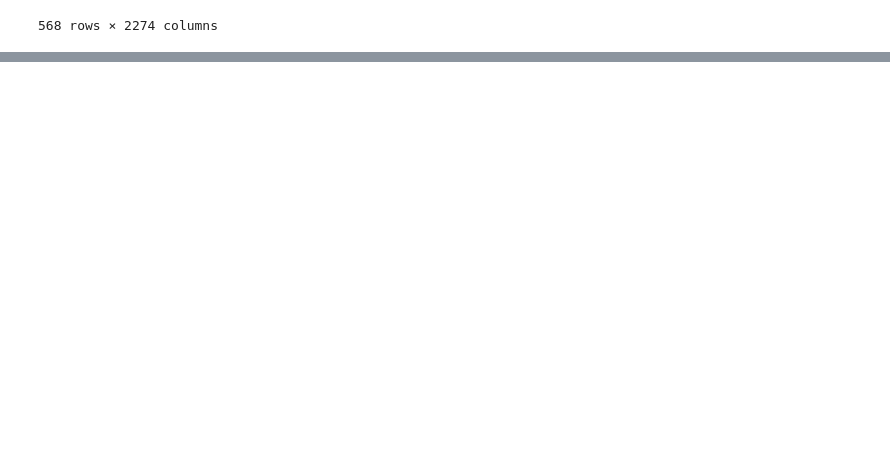
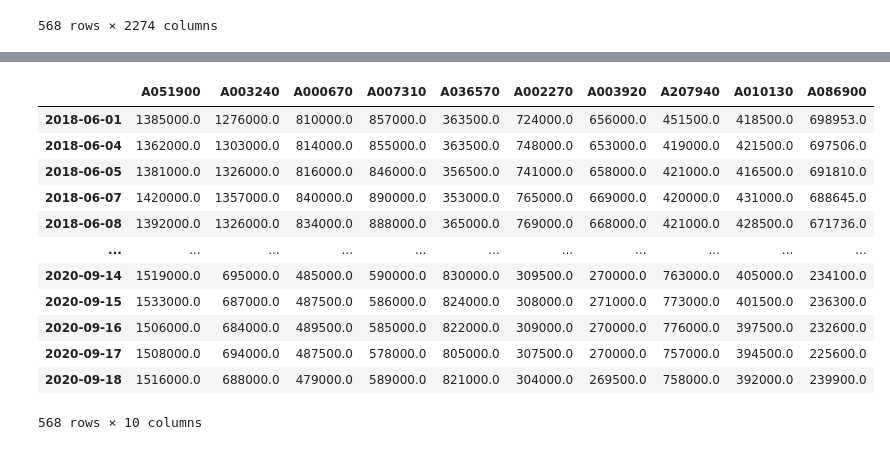
Before and after one commit to OHBEYOUNGHUN/Machine_practice, a Jupyter notebook: 주식 종가 자료 분석/시계열분석_(원티드).ipynb, the cells around one changed output, grey strips where cells are left out. Drawn from its saved outputs; the diff is of its cells as text; code cells hidden in the pictures; blank space fills up the shorter version.

```diff
--- a/주식 종가 자료 분석/시계열분석_(원티드).ipynb
+++ b/주식 종가 자료 분석/시계열분석_(원티드).ipynb
@@ -95,0 +109,3 @@ column:       2273       Percent of NaN value: 91.56%
+# %%
+#결측값 가진 항목 제거
+df_stock_dr = df_st.dropna(axis = 1)
@@ -95,0 +125,2 @@ column:       2273       Percent of NaN value: 91.56%
+# %%
+df_stock_as = df_stock_dr.astype('float')
@@ -95,0 +156,19 @@ column:       2273       Percent of NaN value: 91.56%
+# %%
+#종가 평균 상위 10개 데이터 프레임 생성
+df_10  = df_stock_as.loc[:,['A051900','A003240','A000670','A007310','A036570',
+                         'A002270','A003920','A207940','A010130','A086900',]]
+df_10
+# %% [output]
+|  | A051900 | A003240 | A000670 | A007310 | A036570 | A002270 | A003920 | A207940 | A010130 | A086900 |
+| 2018-06-01 | 1385000.0 | 1276000.0 | 810000.0 | 857000.0 | 363500.0 | 724000.0 | 656000.0 | 451500.0 | 418500.0 | 698953.0 |
+| 2018-06-04 | 1362000.0 | 1303000.0 | 814000.0 | 855000.0 | 363500.0 | 748000.0 | 653000.0 | 419000.0 | 421500.0 | 697506.0 |
+| 2018-06-05 | 1381000.0 | 1326000.0 | 816000.0 | 846000.0 | 356500.0 | 741000.0 | 658000.0 | 421000.0 | 416500.0 | 691810.0 |
+| 2018-06-07 | 1420000.0 | 1357000.0 | 840000.0 | 890000.0 | 353000.0 | 765000.0 | 669000.0 | 420000.0 | 431000.0 | 688645.0 |
+| 2018-06-08 | 1392000.0 | 1326000.0 | 834000.0 | 888000.0 | 365000.0 | 769000.0 | 668000.0 | 421000.0 | 428500.0 | 671736.0 |
+| ... | ... | ... | ... | ... | ... | ... | ... | ... | ... | ... |
+| 2020-09-14 | 1519000.0 | 695000.0 | 485000.0 | 590000.0 | 830000.0 | 309500.0 | 270000.0 | 763000.0 | 405000.0 | 234100.0 |
+| 2020-09-15 | 1533000.0 | 687000.0 | 487500.0 | 586000.0 | 824000.0 | 308000.0 | 271000.0 | 773000.0 | 401500.0 | 236300.0 |
+| 2020-09-16 | 1506000.0 | 684000.0 | 489500.0 | 585000.0 | 822000.0 | 309000.0 | 270000.0 | 776000.0 | 397500.0 | 232600.0 |
+| 2020-09-17 | 1508000.0 | 694000.0 | 487500.0 | 578000.0 | 805000.0 | 307500.0 | 270000.0 | 757000.0 | 394500.0 | 225600.0 |
+| 2020-09-18 | 1516000.0 | 688000.0 | 479000.0 | 589000.0 | 821000.0 | 304000.0 | 269500.0 | 758000.0 | 392000.0 | 239900.0 |
+568 rows × 10 columns
```
Also changed, not shown: parts of 10 cells of this notebook.
